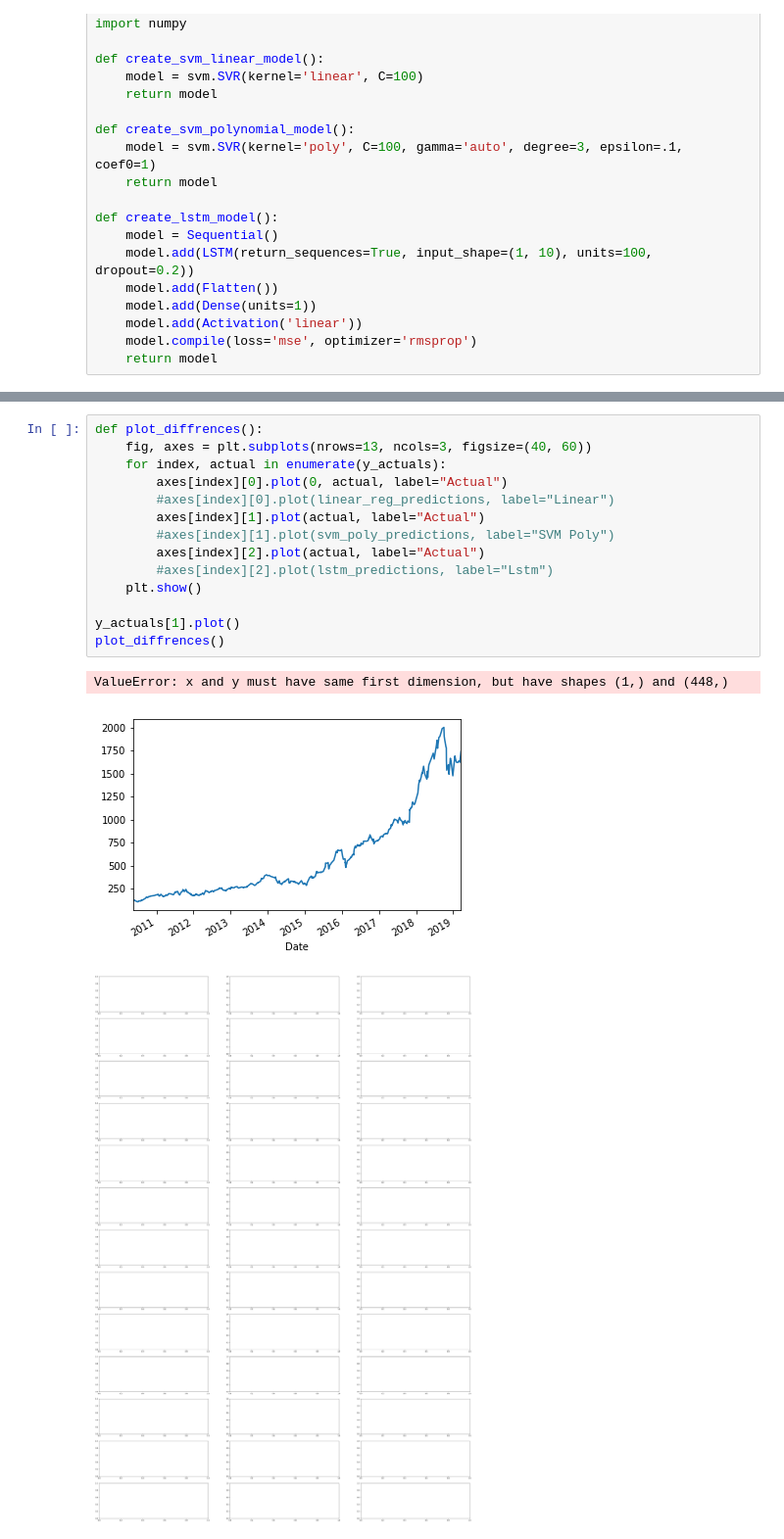
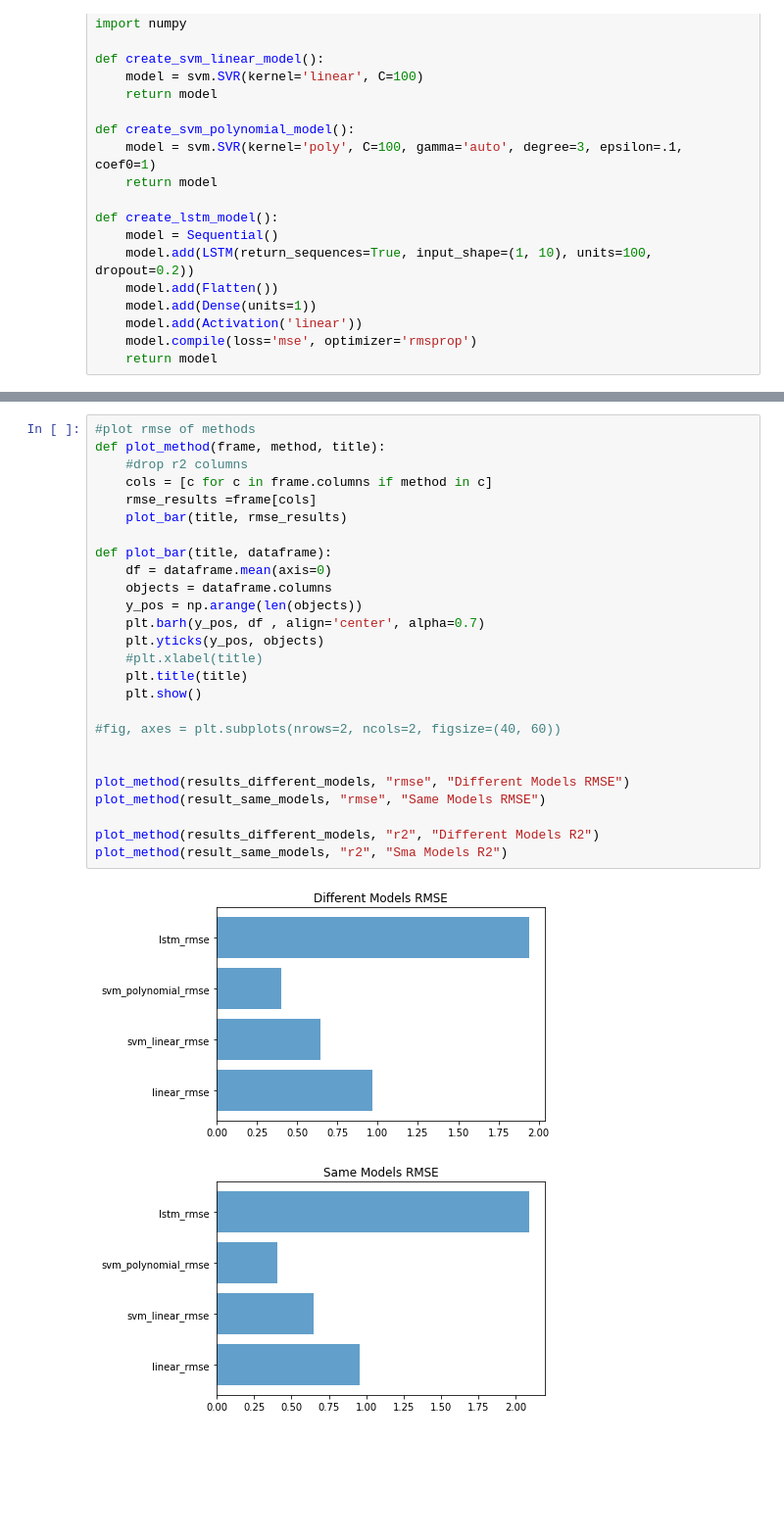
Before and after one commit to farukbulbul/stock_price_indicator, a Jupyter notebook: Stock_Price_Indicator.ipynb, the cells around one changed output, grey strips where cells are left out. Shown at 98% size. Drawn from its saved outputs; the diff is of its cells as text; blank space fills up the shorter version.

```diff
--- a/Stock_Price_Indicator.ipynb
+++ b/Stock_Price_Indicator.ipynb
@@ -390,18 +396,29 @@ display(result_same_models)
-# %%
-def plot_diffrences():
-    fig, axes = plt.subplots(nrows=13, ncols=3, figsize=(40, 60))
-    for index, actual in enumerate(y_actuals):
-        axes[index][0].plot(0, actual, label="Actual")
-        #axes[index][0].plot(linear_reg_predictions, label="Linear")
-        axes[index][1].plot(actual, label="Actual")
-        #axes[index][1].plot(svm_poly_predictions, label="SVM Poly")
-        axes[index][2].plot(actual, label="Actual")
-        #axes[index][2].plot(lstm_predictions, label="Lstm")
-    plt.show()
-
-y_actuals[1].plot()
-plot_diffrences()
-# %% [output]
-ValueError: x and y must have same first dimension, but have shapes (1,) and (448,)
-[figure, removed]
-[figure, removed]
+# %%
+#plot rmse of methods
+def plot_method(frame, method, title):
+    #drop r2 columns
+    cols = [c for c in frame.columns if method in c]
+    rmse_results =frame[cols]
+    plot_bar(title, rmse_results)
+
+def plot_bar(title, dataframe):
+    df = dataframe.mean(axis=0)
+    objects = dataframe.columns
+    y_pos = np.arange(len(objects))
+    plt.barh(y_pos, df , align='center', alpha=0.7)
+    plt.yticks(y_pos, objects)
+    #plt.xlabel(title)
+    plt.title(title)
+    plt.show()
+
+#fig, axes = plt.subplots(nrows=2, ncols=2, figsize=(40, 60))
+
+
+plot_method(results_different_models, "rmse", "Different Models RMSE")
+plot_method(result_same_models, "rmse", "Same Models RMSE")
+
+plot_method(results_different_models, "r2", "Different Models R2")
+plot_method(result_same_models, "r2", "Sma Models R2")
+# %% [output]
+[figure, added]
+[figure, added]
```
Also changed, not shown: parts of 5 cells of this notebook.
